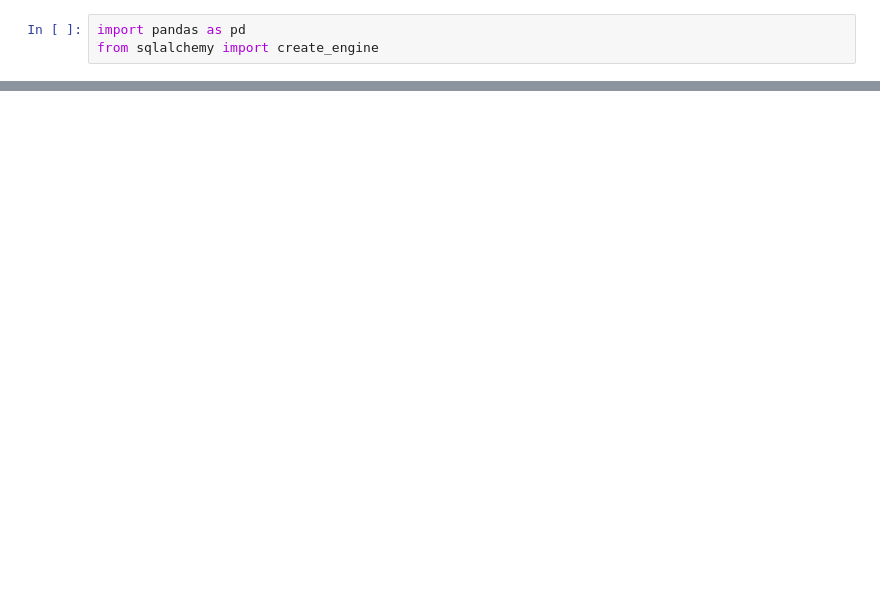
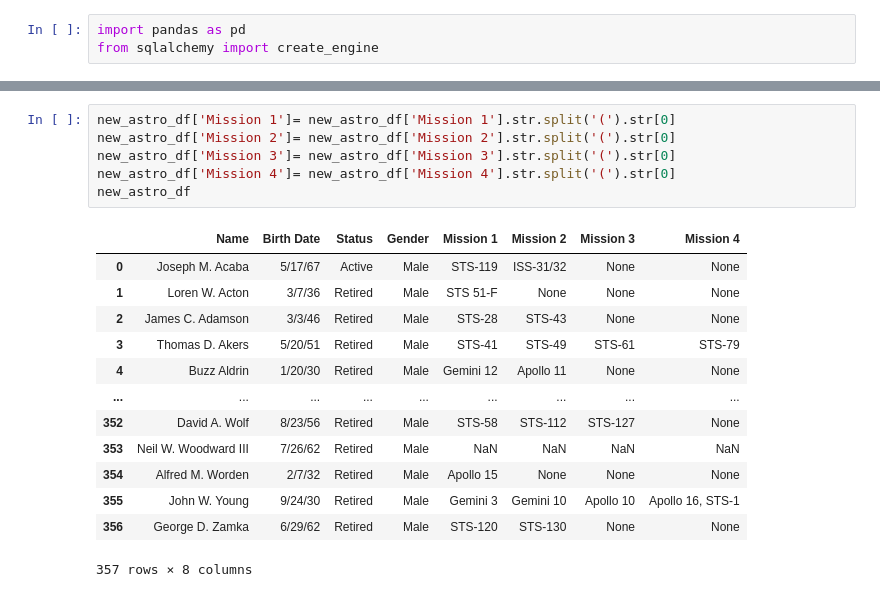
Before and after one commit to bbruzos/ETL-Project, a Jupyter notebook: ETL_Script.ipynb, the cells around one changed output, grey strips where cells are left out. Cells and saved outputs as stored; diff of their text form; blank space fills up the shorter version.

```diff
--- a/ETL_Script.ipynb
+++ b/ETL_Script.ipynb
@@ -66,0 +66,20 @@ astro_data=
+# %%
+new_astro_df['Mission 1']= new_astro_df['Mission 1'].str.split('(').str[0]
+new_astro_df['Mission 2']= new_astro_df['Mission 2'].str.split('(').str[0]
+new_astro_df['Mission 3']= new_astro_df['Mission 3'].str.split('(').str[0]
+new_astro_df['Mission 4']= new_astro_df['Mission 4'].str.split('(').str[0]
+new_astro_df
+# %% [output]
+|  | Name | Birth Date | Status | Gender | Mission 1 | Mission 2 | Mission 3 | Mission 4 |
+| 0 | Joseph M. Acaba | 5/17/67 | Active | Male | STS-119 | ISS-31/32 | None | None |
+| 1 | Loren W. Acton | 3/7/36 | Retired | Male | STS 51-F | None | None | None |
+| 2 | James C. Adamson | 3/3/46 | Retired | Male | STS-28 | STS-43 | None | None |
+| 3 | Thomas D. Akers | 5/20/51 | Retired | Male | STS-41 | STS-49 | STS-61 | STS-79 |
+| 4 | Buzz Aldrin | 1/20/30 | Retired | Male | Gemini 12 | Apollo 11 | None | None |
+| ... | ... | ... | ... | ... | ... | ... | ... | ... |
+| 352 | David A. Wolf | 8/23/56 | Retired | Male | STS-58 | STS-112 | STS-127 | None |
+| 353 | Neil W. Woodward III | 7/26/62 | Retired | Male | NaN | NaN | NaN | NaN |
+| 354 | Alfred M. Worden | 2/7/32 | Retired | Male | Apollo 15 | None | None | None |
+| 355 | John W. Young | 9/24/30 | Retired | Male | Gemini 3 | Gemini 10 | Apollo 10 | Apollo 16, STS-1 |
+| 356 | George D. Zamka | 6/29/62 | Retired | Male | STS-120 | STS-130 | None | None |
+357 rows × 8 columns
```
Also changed, not shown: parts of 4 cells of this notebook.
